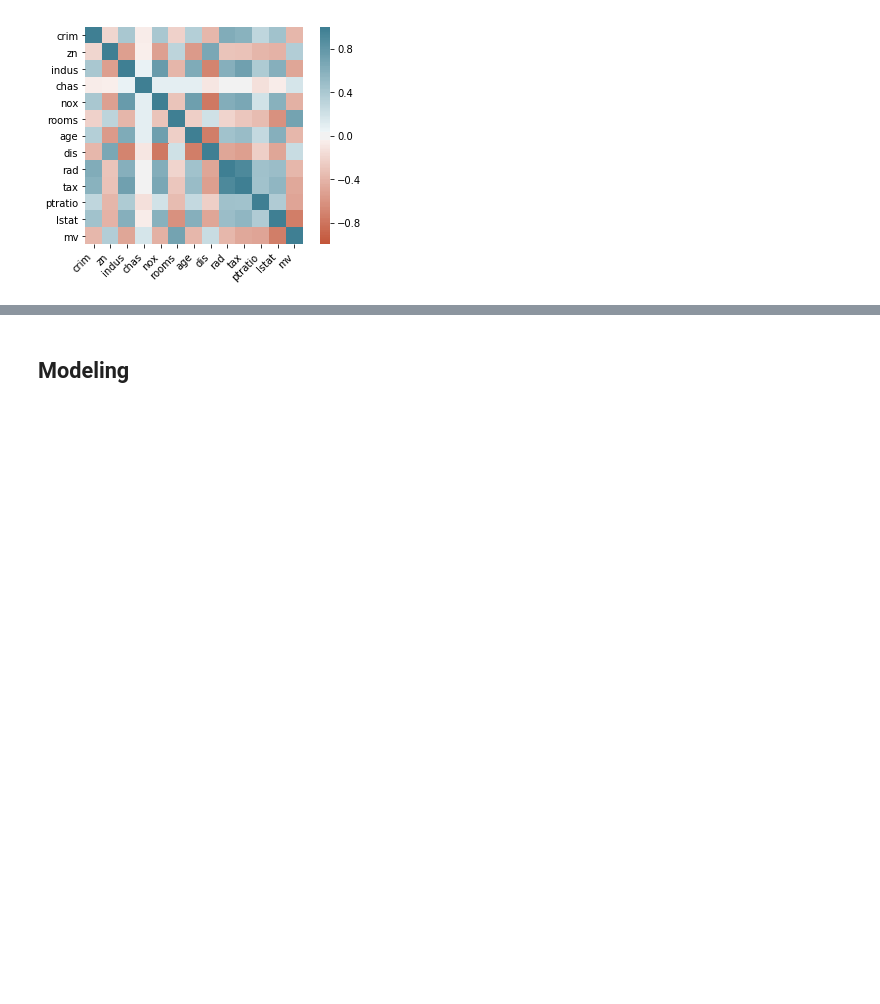
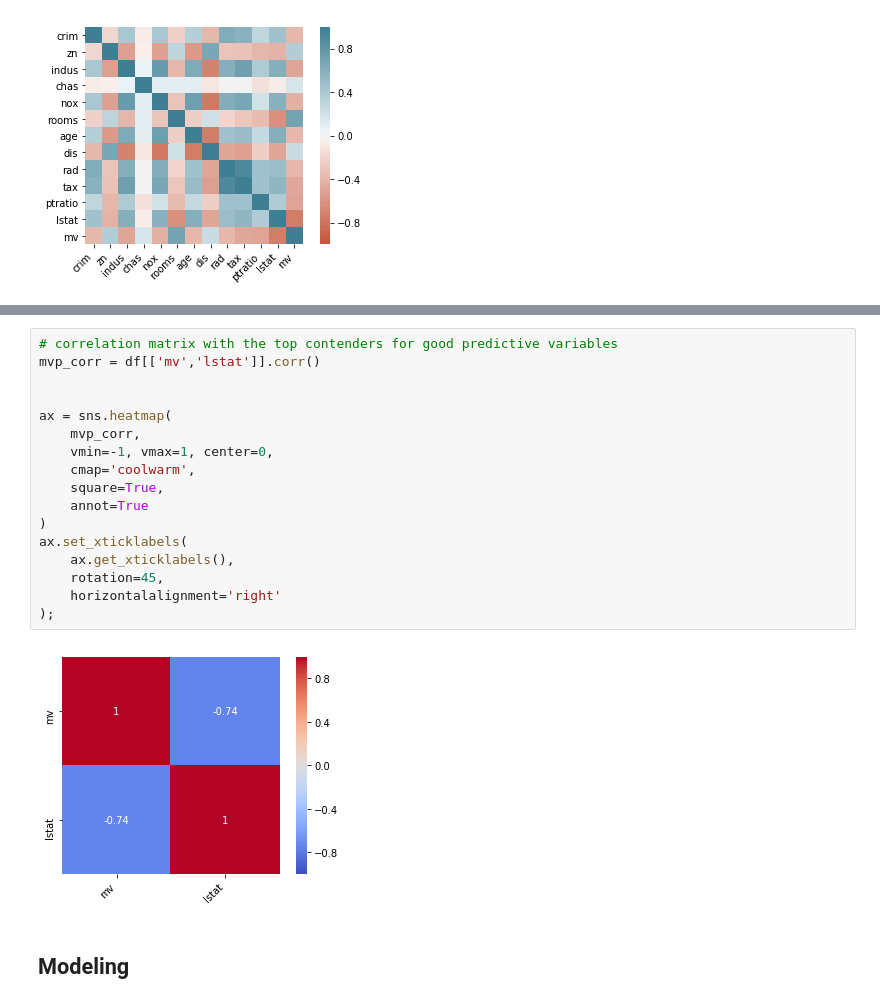
Before and after one commit to bstrain71/422_boston_housing, a Jupyter notebook: Strain_Boston_Housing.ipynb, the cells around one changed output, grey strips where cells are left out. Drawn from its saved outputs; the diff is of its cells as text; blank space fills up the shorter version.

```diff
--- a/Strain_Boston_Housing.ipynb
+++ b/Strain_Boston_Housing.ipynb
@@ -340,3 +353,22 @@ Name: mv, dtype: float64
+# %%
+# correlation matrix with the top contenders for good predictive variables
+mvp_corr = df[['mv','lstat']].corr()
+
+
+ax = sns.heatmap(
+    mvp_corr,
+    vmin=-1, vmax=1, center=0,
+    cmap='coolwarm',
+    square=True,
+    annot=True
+)
+ax.set_xticklabels(
+    ax.get_xticklabels(),
+    rotation=45,
+    horizontalalignment='right'
+);
+# %% [output]
+[figure, added]
 # %% [markdown]
 ## Modeling
 # %% [markdown]
```
Also changed, not shown: parts of 2 cells of this notebook.
